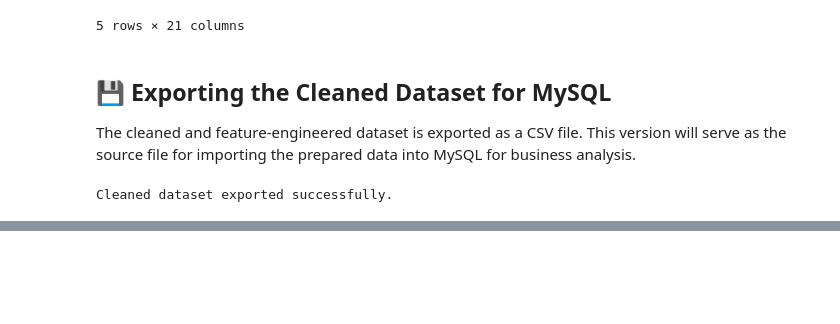
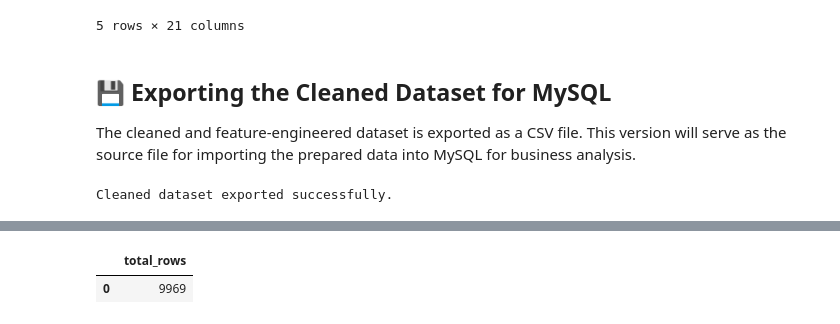
Before and after one commit to theaditya24/SQL-PROJECTS, a Jupyter notebook: Walmart Sales Analysis/notebooks/walmart_analysis.ipynb, the cells around one changed output, grey strips where cells are left out. Saved outputs shown, nothing was run; the diff lists cells and outputs as text; code cells hidden in the pictures; blank space fills up the shorter version.

```diff
--- a/Walmart Sales Analysis/notebooks/walmart_analysis.ipynb
+++ b/Walmart Sales Analysis/notebooks/walmart_analysis.ipynb
@@ -476,0 +563,5 @@ Cleaned dataset exported successfully.
+# %%
+pd.read_sql("SELECT COUNT(*) AS total_rows FROM walmart_sales",engine)
+# %% [output]
+|  | total_rows |
+| 0 | 9969 |
```
Also changed, not shown: parts of 13 cells of this notebook, 3 other files.
